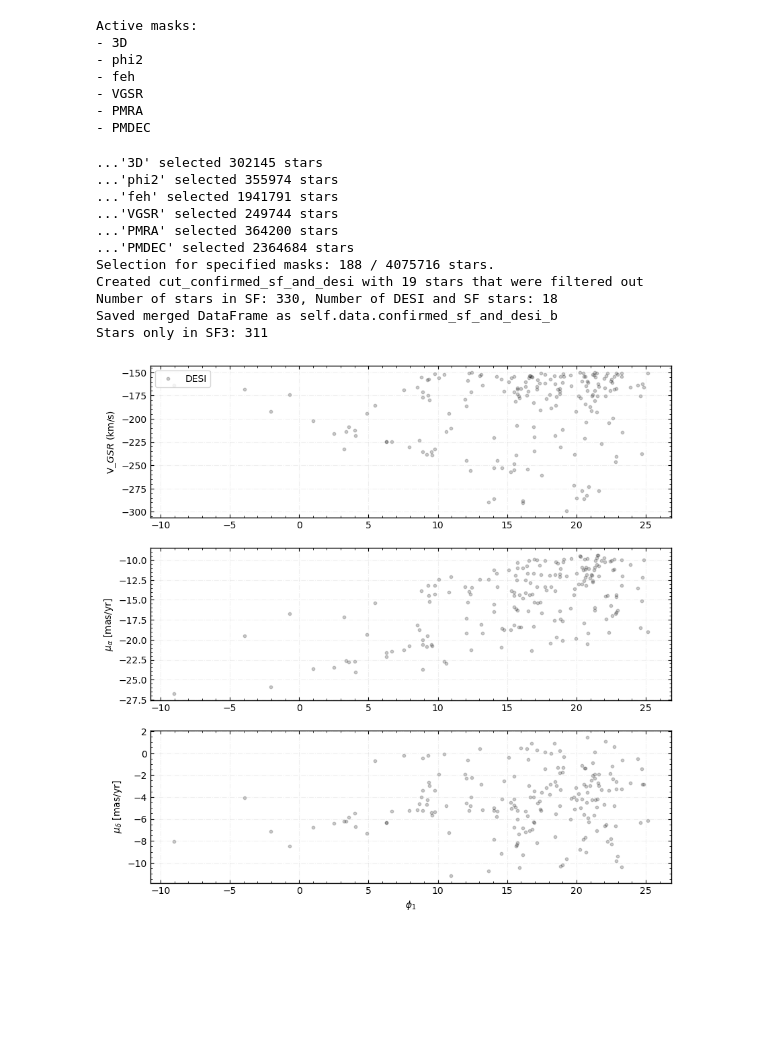
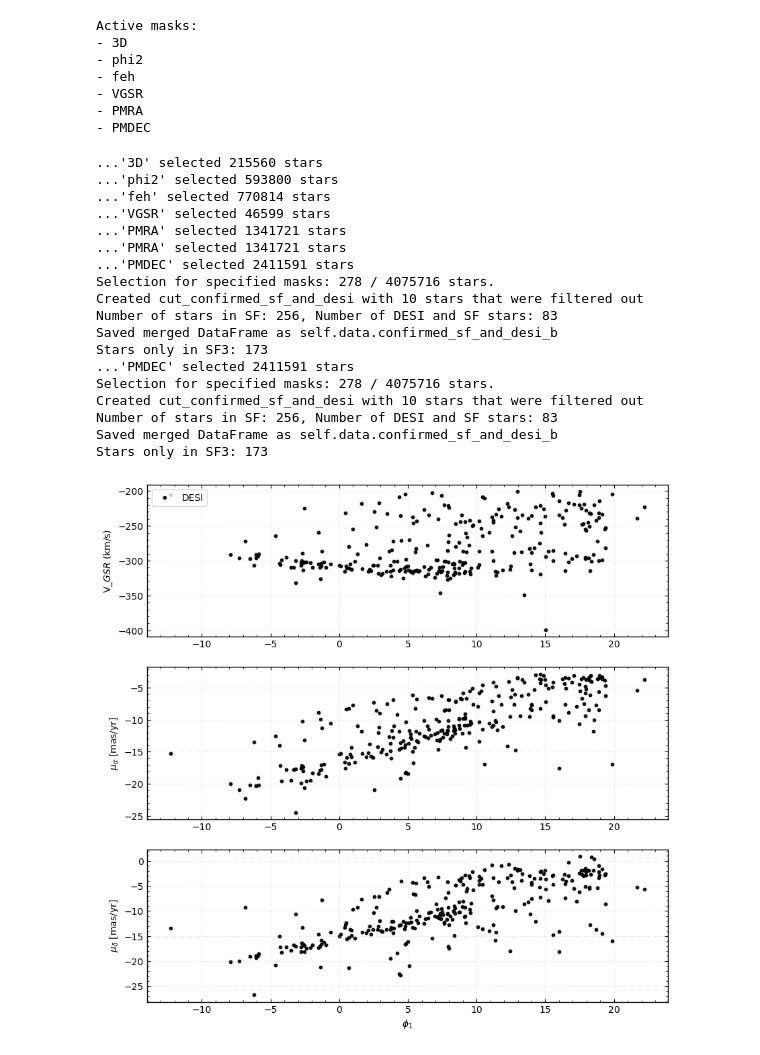
Before and after one commit to nassmohammed/DESI-DR1_streamTutorial, a Jupyter notebook: streamTutorial.ipynb, the cells around one changed output. Cells and saved outputs as stored; diff of their text form; code cells hidden in the pictures; blank space fills up the shorter version.

```diff
--- a/streamTutorial.ipynb
+++ b/streamTutorial.ipynb
@@ -252,7 +231,7 @@ ax.legend()
 Now lets trim stars that are too metal rich!
 # %%
 #-----------------------#
-feh_cut = -0.5 # [dex]
+feh_cut = -1 # [dex]
 #-----------------------#
 
 selection_fine.add_mask(name='feh',
@@ -325,7 +289,7 @@ plt_trim.kin_plot(showStream=True, background=True, show_sf_only=False)
 # %%
 #-----------------------#
-vgsr_max=-150 #[km/s]
-vgsr_min=-300
+vgsr_max=-200 #[km/s]
+vgsr_min=-400
 #-----------------------#
 
 selection_fine.add_mask(name='VGSR',
@@ -334,7 +298,7 @@ selection_fine.add_mask(name='VGSR',
 Mask added: 'VGSR'
 # %%
 #-----------------------#
-pmra_wiggle = 6 # [mas/yr]
+pmra_wiggle = 10 # [mas/yr]
 #-----------------------#
 
 # selection_fine.add_mask(name='PMRA',
@@ -358,22 +322,13 @@ selection_fine.add_mask(
 # %% [output]
 Mask added: 'PMRA'
 # %%
-# #-----------------------#
-# pmdec_max= -1 #[mas/yr]
-# pmdec_min= -10
-# #-----------------------#
-
 # selection_fine.add_mask(name='PMDEC',
 #         mask_func=lambda df: (df['PMDEC'] < pmdec_max) & (df['PMDEC'] > pmdec_min))
 
 #-----------------------#
-pmdec_wiggle = 6 # [mas/yr]
+pmdec_wiggle = 10 # [mas/yr]
 #-----------------------#
 
-# selection_fine.add_mask(name='PMRA',
-#         mask_func=lambda df: (df['PMRA'] < pmra_max) & (df['PMRA'] > pmra_min))
-# selection_fine.add_mask(name='PMRA',
-#         mask_func=lambda df: (df['PMRA'] < pmra_max) & (df['PMRA'] > pmra_min))
 
 selection_fine.add_mask(
     name='PMDEC',
@@ -405,43 +360,50 @@ Active masks:
 # %%
 importlib.reload(st)
 # Lets take a look at our trimmed DESI data
 mask = selection_fine.get_masks(['3D', 'phi2', 'feh', 'VGSR', 'PMRA', 'PMDEC'])
 
 # Using the new method that replaces the 4-line pattern
 trimmed_stream = SoI.mask_stream(mask)
 
 # Copy VHel and set 0 values to np.nan
 vhel = np.array(trimmed_stream.data.confirmed_sf_not_desi['VHel'], dtype=float)
 vhel[vhel == 0] = np.nan
 
 # Compute VGSR
 trimmed_stream.data.confirmed_sf_not_desi['VGSR'] = stream_funcs.vhel_to_vgsr(
     np.array(trimmed_stream.data.confirmed_sf_not_desi['RAdeg']) * u.deg,
     np.array(trimmed_stream.data.confirmed_sf_not_desi['DEdeg']) * u.deg,
     vhel * u.km/u.s
 ).value
 
 plt_trim = st.StreamPlotter(trimmed_stream)
-plt_trim.plot_params['sf_in_desi']['alpha']=0.9
-plt_trim.plot_params['background']['alpha']=0.2
+plt_trim.plot_params['sf_in_desi']['alpha']= 0.9
+plt_trim.plot_params['background']['alpha']= 0.9
 plt_trim.plot_params['background']['s'] = 10
 #-----------------------#
 plt_trim.kin_plot(showStream=False, show_sf_only=False, background=True) # You can change showStream to True to see where the STREAMFINDER stars are in this space.
                                                                        # If there aren't many SF stars in DESI, you can show the stars not in DESI as a guide by setting show_sf_only to True
 #-----------------------#
 # %% [output]
-...'3D' selected 302145 stars
-...'phi2' selected 355974 stars
-...'feh' selected 1941791 stars
-...'VGSR' selected 249744 stars
-...'PMRA' selected 364200 stars
-...'PMDEC' selected 2364684 stars
-Selection for specified masks: 188 / 4075716 stars.
-Created cut_confirmed_sf_and_desi with 19 stars that were filtered out
-Number of stars in SF: 330, Number of DESI and SF stars: 18
+...'3D' selected 215560 stars
+...'phi2' selected 593800 stars
+...'feh' selected 770814 stars
+...'VGSR' selected 46599 stars
+...'PMRA' selected 1341721 stars
+...'PMRA' selected 1341721 stars
+...'PMDEC' selected 2411591 stars
+Selection for specified masks: 278 / 4075716 stars.
+Created cut_confirmed_sf_and_desi with 10 stars that were filtered out
+Number of stars in SF: 256, Number of DESI and SF stars: 83
 Saved merged DataFrame as self.data.confirmed_sf_and_desi_b
-Stars only in SF3: 311
+Stars only in SF3: 173
+...'PMDEC' selected 2411591 stars
+Selection for specified masks: 278 / 4075716 stars.
+Created cut_confirmed_sf_and_desi with 10 stars that were filtered out
+Number of stars in SF: 256, Number of DESI and SF stars: 83
+Saved merged DataFrame as self.data.confirmed_sf_and_desi_b
+Stars only in SF3: 173
-[figure, old version]
+[figure, new version]
 # %% [markdown]
 Lets look at an example of a stream (Sylgr-I21) being spotted once our initial cuts have been made. We can see lines of overdensities in all three kinematic dimensions!
 
```
Also changed, not shown: parts of 16 cells of this notebook, 2 other files.
